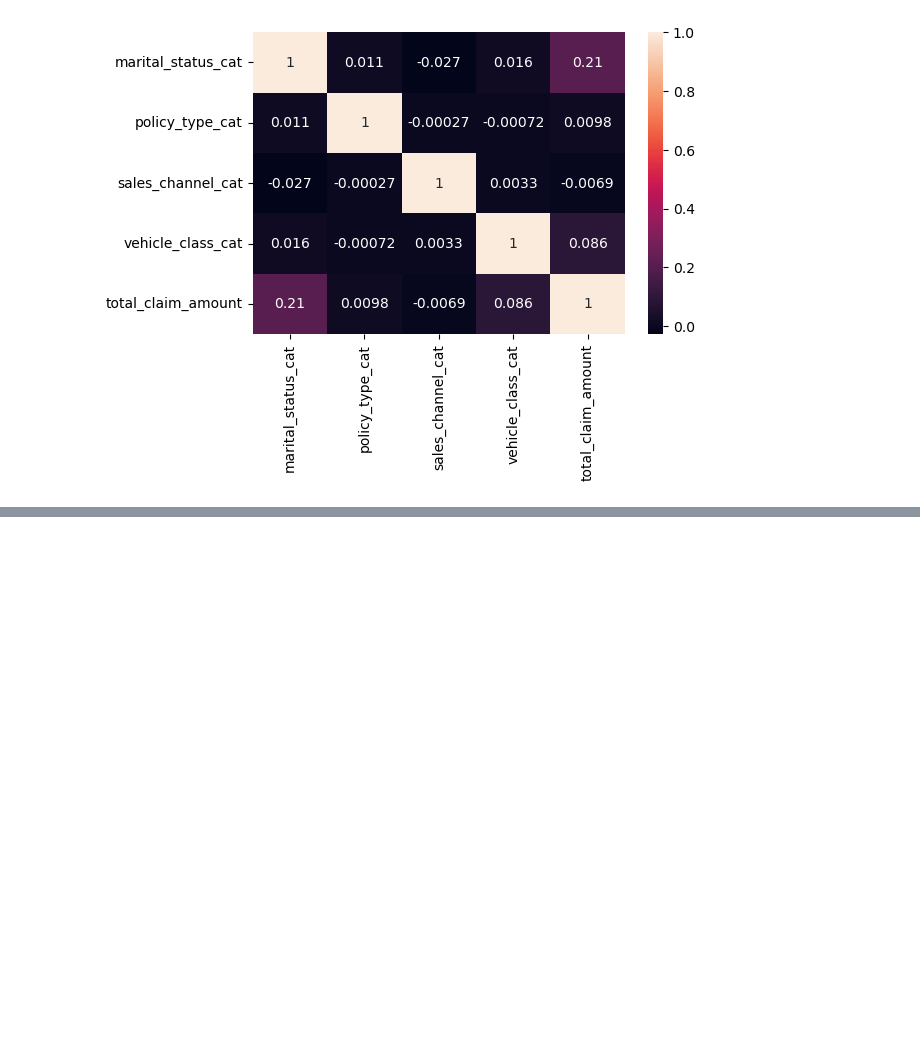
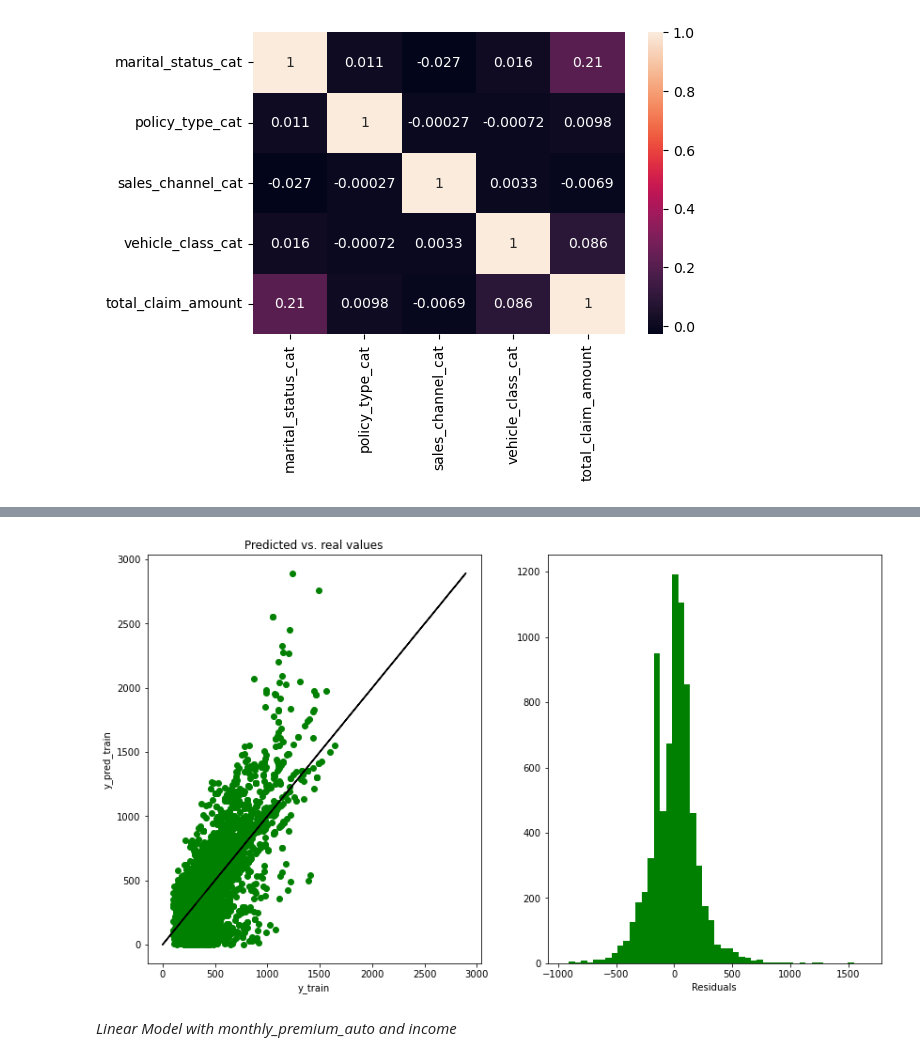
Before and after one commit to ameliapt/lab-customer-analysis-round-6, a Jupyter notebook: PijuanAmelia_Lab6Solutions.ipynb, the cells around one changed output, grey strips where cells are left out. Saved outputs shown, nothing was run; the diff lists cells and outputs as text; code cells hidden in the pictures; blank space fills up the shorter version.

```diff
--- a/PijuanAmelia_Lab6Solutions.ipynb
+++ b/PijuanAmelia_Lab6Solutions.ipynb
@@ -1059,0 +994,24 @@ Linear Model 1 seems to perform better on our dataset.
+# %%
+lm_1 = linear_model.LinearRegression()
+lm_1.fit(X_train_norm,y_train)
+
+y_pred_train = lm_1.predict(X_train_norm)
+y_pred_test = lm_1.predict(X_test_norm)
+
+R2_train_2= r2_score(y_train, y_pred_train)
+R2_test_2 = r2_score(y_test, y_pred_test)
+
+
+print("R2 score por training is:", r2_score(y_train, y_pred_train))
+print("MSE for training is:", mean_squared_error(y_train, y_pred_train))
+print("RMSE for training is:", np.sqrt(mean_squared_error(y_train, y_pred_train)))
+print("MAE for training is:", mean_absolute_error(y_train, y_pred_train))
+print("MAPE for training is:", mean_absolute_percentage_error(y_train, y_pred_train))
+
+print("------------------------")
+
+print("R2 score por testing is:", r2_score(y_test, y_pred_test))
+print("MSE for testing is:", mean_squared_error(y_test, y_pred_test))
+print("RMSE for testing is:", np.sqrt(mean_squared_error(y_test, y_pred_test)))
+print("MAE for testing is:", mean_absolute_error(y_test, y_pred_test))
+print("MAPE for testing is:", mean_absolute_percentage_error(y_test, y_pred_test))
@@ -1059,0 +1030,5 @@ Linear Model 1 seems to perform better on our dataset.
+# %%
+results_train = pd.DataFrame(y_train).copy()
+results_train['y_pred'] = y_pred_train
+results_train['residuals'] = results_train['total_claim_amount'] - results_train['y_pred']
+results_train.head()
@@ -1059,0 +1042,14 @@ Linear Model 1 seems to perform better on our dataset.
+# %%
+fig, ax = plt.subplots(1,2,figsize=(14,8))
+ax[0].scatter(x=results_train['y_pred'], y=results_train['total_claim_amount'] , color = 'green')
+ax[0].plot(results_train['total_claim_amount'], results_train['total_claim_amount'], color = 'black')
+ax[0].set_xlabel("y_train")
+ax[0].set_ylabel("y_pred_train")
+ax[0].set_title("Predicted vs. real values")
+ax[1].hist(results_train['residuals'], color = "green", bins = 50)
+ax[1].set_xlabel("Residuals")
+plt.show()
+# %% [output]
+[figure, added]
+# %% [markdown]
+*Linear Model with monthly_premium_auto and income*
```
Also changed, not shown: parts of 17 cells of this notebook.
